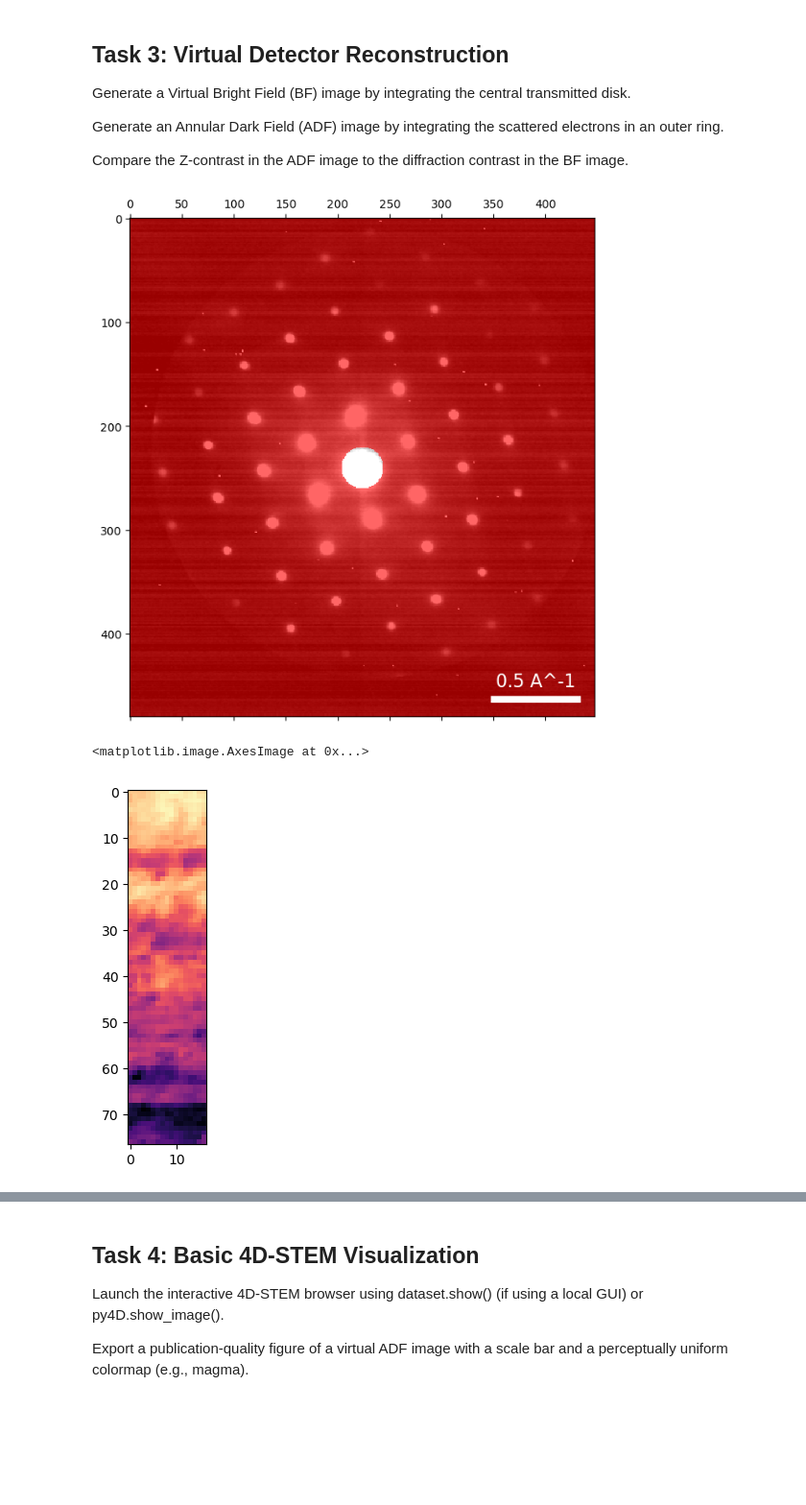
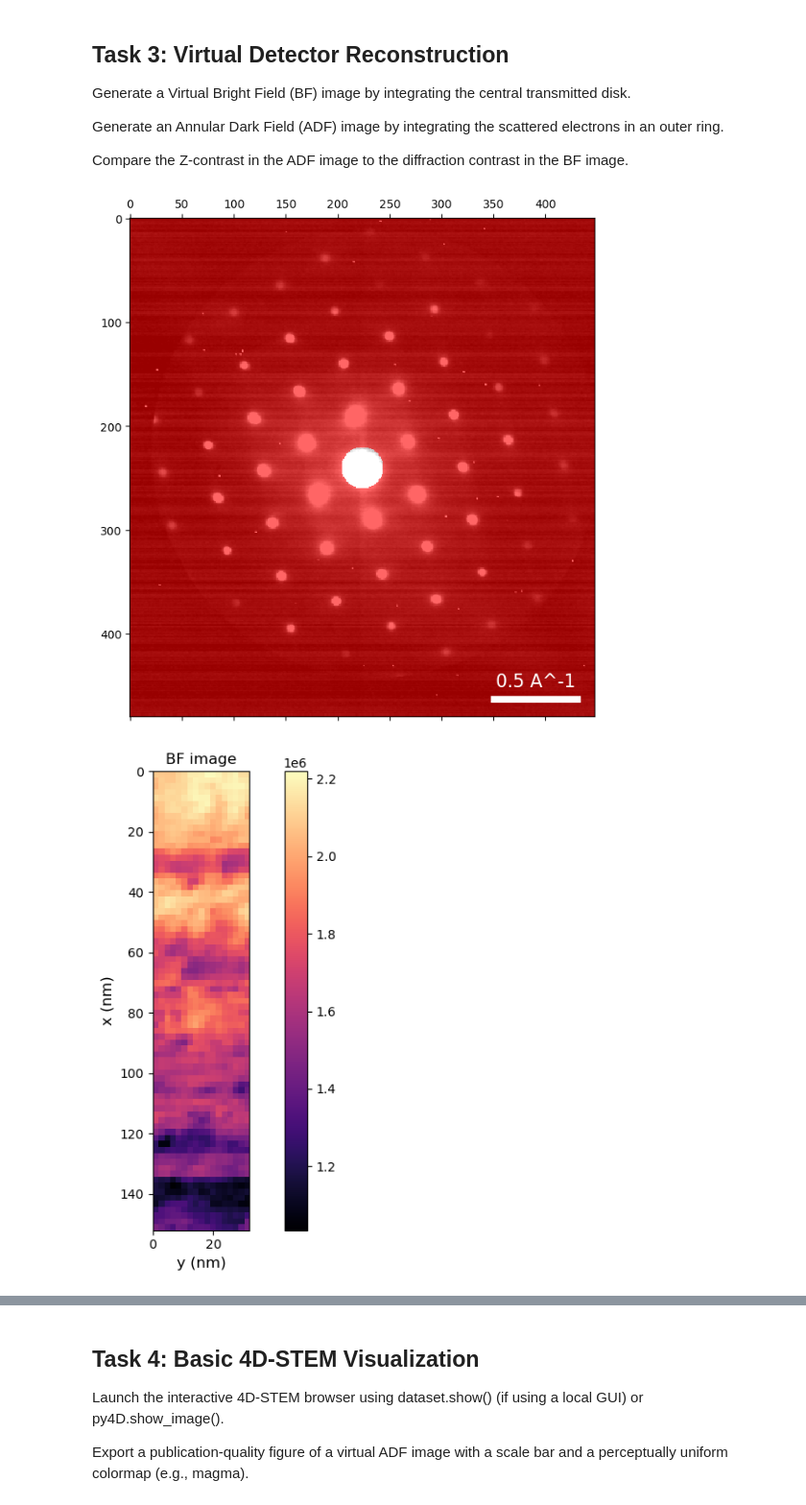
Before and after one commit to aramichang/MATSCI465_AramiChang, a Jupyter notebook: assignment_02_setup.ipynb, the cells around one changed output, grey strips where cells are left out. Shown at 96% size. Cells and saved outputs as stored; diff of their text form; code cells hidden in the pictures; blank space fills up the shorter version.

```diff
--- a/assignment_02_setup.ipynb
+++ b/assignment_02_setup.ipynb
@@ -123,16 +170,3 @@ DataCube( A 4-dimensional array of shape (77, 17, 480, 448) called 'dm_dataset',
               Ry = [0.0,2.0,...] nm
               Qx = [-1.4900489151477814,-1.4838403780013323,...] A^-1
               Qy = [-1.390712320804596,-1.3845037836581469,...] A^-1
-# %%
-# sanity check
-from matplotlib.patches import Circle
-
-mean_dp = sige.data.mean(axis=(0,1))
-
-fig, ax = plt.subplots(1, 1)
-
-ax.imshow(np.log1p(mean_dp.data),cmap='gray')
-ax.axhline(y=240,color='r',linestyle='--',linewidth=0.5)
-ax.axvline(x=224,color='r',linestyle='--',linewidth=0.5)
-mask = Circle((224,240), radius=30, alpha=0.3)
-ax.add_patch(mask)
@@ -157,10 +280,2 @@ def beam_center_masked_com(dp, radius):
 # %%
-from scipy.ndimage import center_of_mass, shift
-
-sige_CoM = np.zeros(shape=(sige.data.shape[0], sige.data.shape[1], 2))
-
-for i in range(sige.data.shape[0]):
-    for j in range(sige.data.shape[1]):
-        sige_CoM[i,j,1], sige_CoM[i,j,0] = beam_center_masked_com(sige.data[i,j,:,:], 30)
-
-ref_CoM = center_of_mass(mean_dp.data)
+sige_com_per_dp, sige_ref_com, sige_calib = com_calib(sige)
@@ -173,10 +281,0 @@ Select CoM from one point: [242.21790653 225.67707957]
-# %%
-sige_calib = np.empty(shape=(sige.data.shape[0],sige.data.shape[1],sige.data.shape[2],sige.data.shape[3]))
-shift_values = np.empty(shape=(sige.data.shape[0],sige.data.shape[1],2))
-
-for i in range(sige.data.shape[0]):
-    for j in range(sige.data.shape[1]):
-        y_shift = ref_CoM[0] - sige_CoM[i,j,0]
-        x_shift = ref_CoM[1] - sige_CoM[i,j,1]
-        shift_values[i,j,:] = [y_shift, x_shift]
-        sige_calib[i,j,:,:] = shift(sige.data[i,j,:,:], shift=(x_shift, y_shift), order=1, mode='nearest', prefilter=False)
@@ -207,15 +296,14 @@ Generate an Annular Dark Field (ADF) image by integrating the scattered electron
 
 Compare the Z-contrast in the ADF image to the diffraction contrast in the BF image.
 # %%
-center = (240, 224)
-radius = 20
+# BF virtual imaging
 
-sige_shifted.get_dp_mean()
-sige_shifted.position_detector(mode = 'circle', geometry = (center, radius))
-virtual_BF_img = sige_shifted.get_virtual_image(mode = 'circle', geometry = (center, radius), name = 'bright_field')
-plt.imshow(virtual_BF_img.data, cmap='magma')
+BF_mode = 'circle'
+BF_center = (240, 224)
+BF_radius = 20
+
+BF_img = create_virtual_image(sige_shifted, BF_mode, BF_center, BF_radius)
 # %% [output]
 [figure]
-<matplotlib.image.AxesImage at 0x...>
-[figure, old version]
+[figure, new version]
 # %%
```
Also changed, not shown: parts of 10 cells of this notebook.
